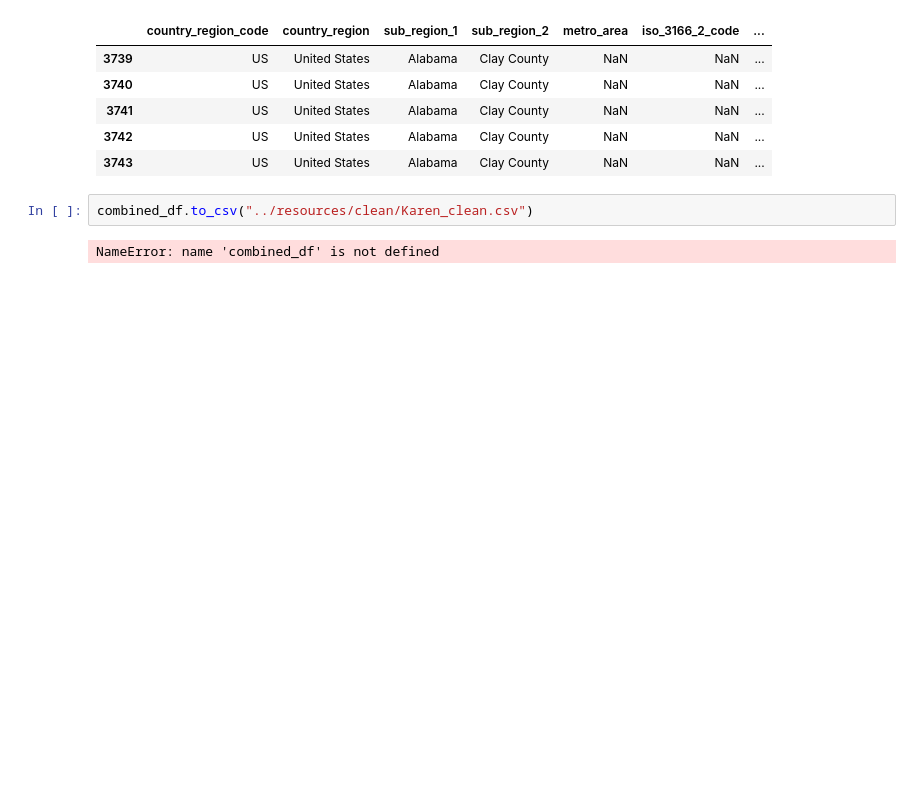
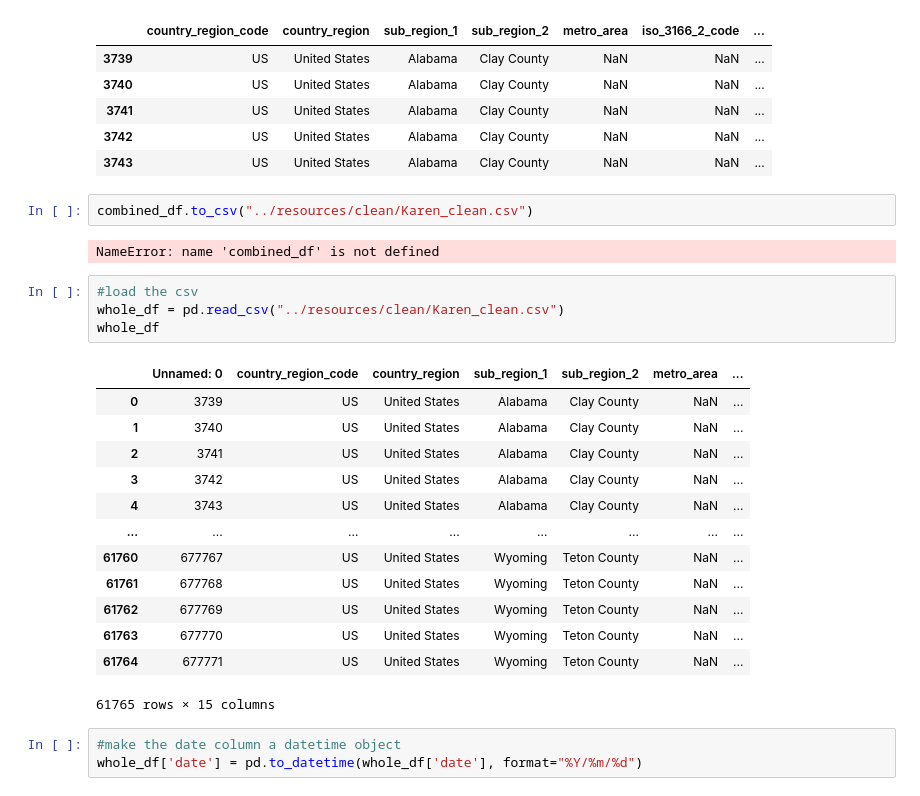
Before and after one commit to BrianDouglas/Climate_Soluctions, a Jupyter notebook: notebooks/Karen.ipynb, the cells around one changed output. Saved outputs shown, nothing was run; the diff lists cells and outputs as text; blank space fills up the shorter version.

```diff
--- a/notebooks/Karen.ipynb
+++ b/notebooks/Karen.ipynb
@@ -69,3 +69,24 @@ combined_df.head()
 combined_df.to_csv("../resources/clean/Karen_clean.csv")
 # %% [output]
 NameError: name 'combined_df' is not defined
+# %%
+#load the csv
+whole_df = pd.read_csv("../resources/clean/Karen_clean.csv")
+whole_df
+# %% [output]
+|  | Unnamed: 0 | country_region_code | country_region | sub_region_1 | sub_region_2 | metro_area | ... |
+| 0 | 3739 | US | United States | Alabama | Clay County | NaN | ... |
+| 1 | 3740 | US | United States | Alabama | Clay County | NaN | ... |
+| 2 | 3741 | US | United States | Alabama | Clay County | NaN | ... |
+| 3 | 3742 | US | United States | Alabama | Clay County | NaN | ... |
+| 4 | 3743 | US | United States | Alabama | Clay County | NaN | ... |
+| ... | ... | ... | ... | ... | ... | ... | ... |
+| 61760 | 677767 | US | United States | Wyoming | Teton County | NaN | ... |
+| 61761 | 677768 | US | United States | Wyoming | Teton County | NaN | ... |
+| 61762 | 677769 | US | United States | Wyoming | Teton County | NaN | ... |
+| 61763 | 677770 | US | United States | Wyoming | Teton County | NaN | ... |
+| 61764 | 677771 | US | United States | Wyoming | Teton County | NaN | ... |
+61765 rows × 15 columns
+# %%
+#make the date column a datetime object
+whole_df['date'] = pd.to_datetime(whole_df['date'], format="%Y/%m/%d")
```
Also changed, not shown: parts of 1 cell of this notebook.
